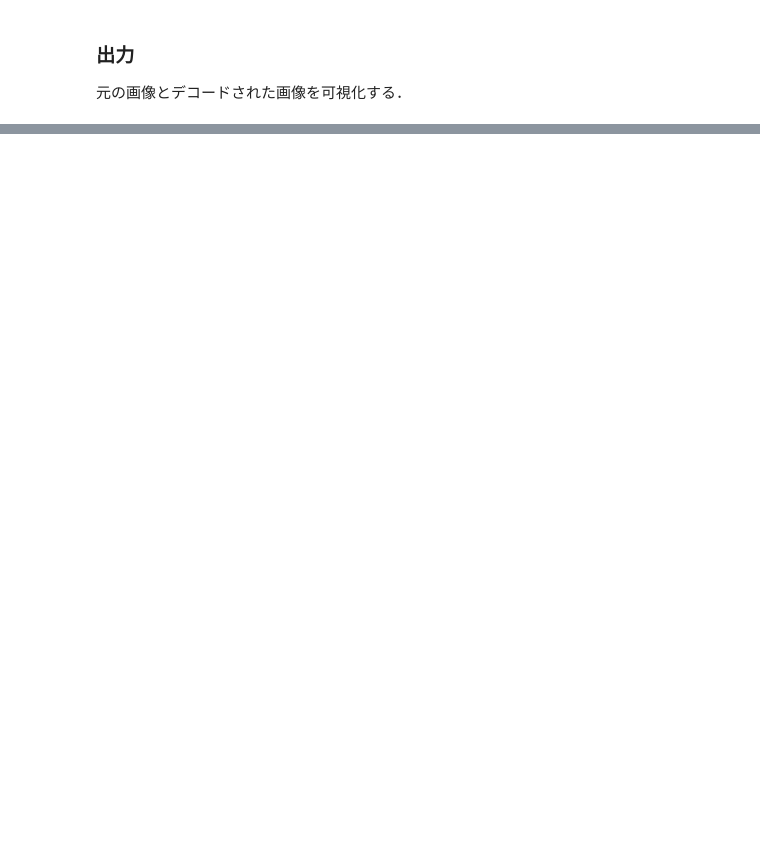
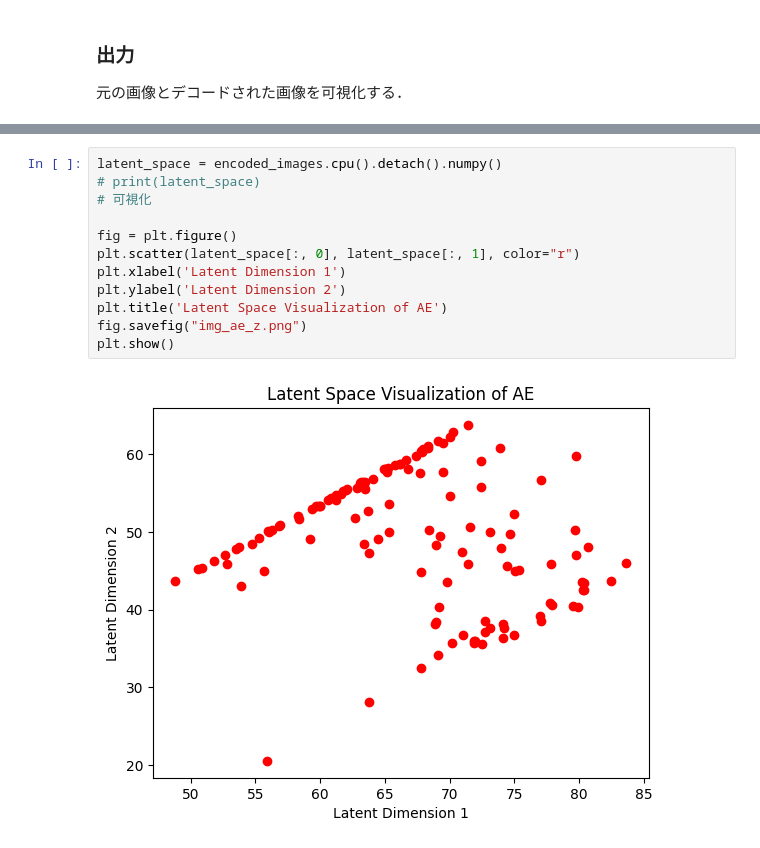
Before and after one commit to TakanoriHomma/python-project-rllab, a Jupyter notebook: vae_notebook/ae.ipynb, the cells around one changed output, grey strips where cells are left out. Saved outputs shown, nothing was run; the diff lists cells and outputs as text; blank space fills up the shorter version.

```diff
--- a/vae_notebook/ae.ipynb
+++ b/vae_notebook/ae.ipynb
@@ -264,0 +274,14 @@ plt.show()
+# %%
+latent_space = encoded_images.cpu().detach().numpy()
+# print(latent_space)
+# 可視化
+
+fig = plt.figure()
+plt.scatter(latent_space[:, 0], latent_space[:, 1], color="r")
+plt.xlabel('Latent Dimension 1')
+plt.ylabel('Latent Dimension 2')
+plt.title('Latent Space Visualization of AE')
+fig.savefig("img_ae_z.png")
+plt.show()
+# %% [output]
+[figure, added]
```
Also changed, not shown: parts of 7 cells of this notebook, 4 other files.
